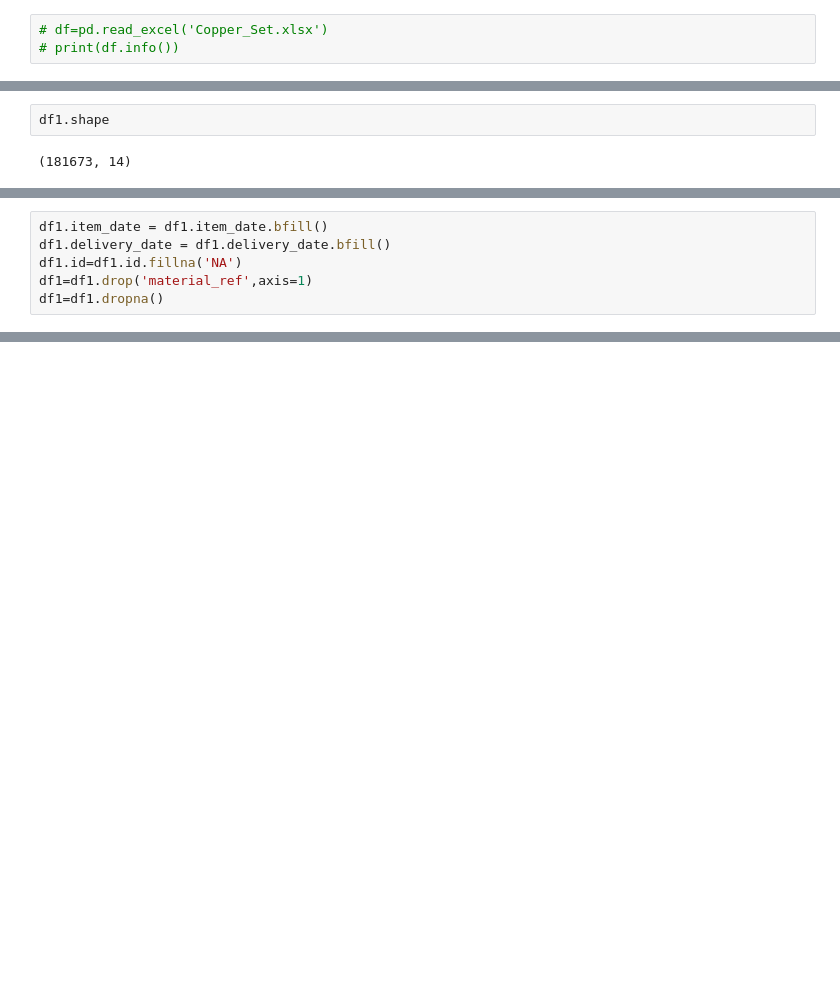
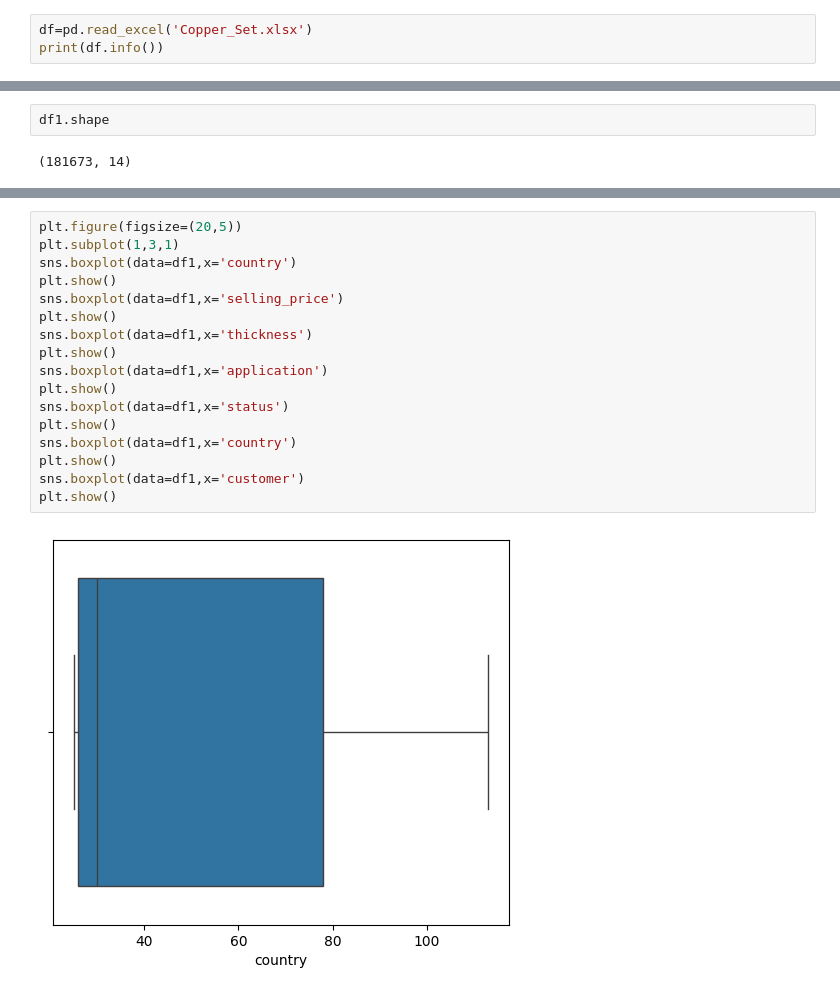
Before and after one commit to Santhosh-Analytics/Copper-Pricing-lead-conversion-PredictiveModeling-, a Jupyter notebook: Data Preprocessing.ipynb, the cells around one changed output, grey strips where cells are left out. Cells and saved outputs as stored; diff of their text form; blank space fills up the shorter version.

Commit message:
Data Preprocessing completed

```diff
--- a/Data Preprocessing.ipynb
+++ b/Data Preprocessing.ipynb
@@ -4,5 +6,5 @@ import seaborn as sns
 import matplotlib.pyplot as plt
 import numpy as np
 # %%
-# df=pd.read_excel('Copper_Set.xlsx')
-# print(df.info())
+df=pd.read_excel('Copper_Set.xlsx')
+print(df.info())
@@ -82,7 +101 @@ selling_price        1
 dtype: int64
-# %%
-df1.item_date = df1.item_date.bfill()
-df1.delivery_date = df1.delivery_date.bfill()
-df1.id=df1.id.fillna('NA')
-df1=df1.drop('material_ref',axis=1)
-df1=df1.dropna()
@@ -88,0 +131,19 @@ df1=df1.dropna()
+# %%
+plt.figure(figsize=(20,5))
+plt.subplot(1,3,1)
+sns.boxplot(data=df1,x='country')
+plt.show()
+sns.boxplot(data=df1,x='selling_price')
+plt.show()
+sns.boxplot(data=df1,x='thickness')
+plt.show()
+sns.boxplot(data=df1,x='application')
+plt.show()
+sns.boxplot(data=df1,x='status')
+plt.show()
+sns.boxplot(data=df1,x='country')
+plt.show()
+sns.boxplot(data=df1,x='customer')
+plt.show()
+# %% [output]
+[figure, added]
```
Also changed, not shown: parts of 25 cells of this notebook.
